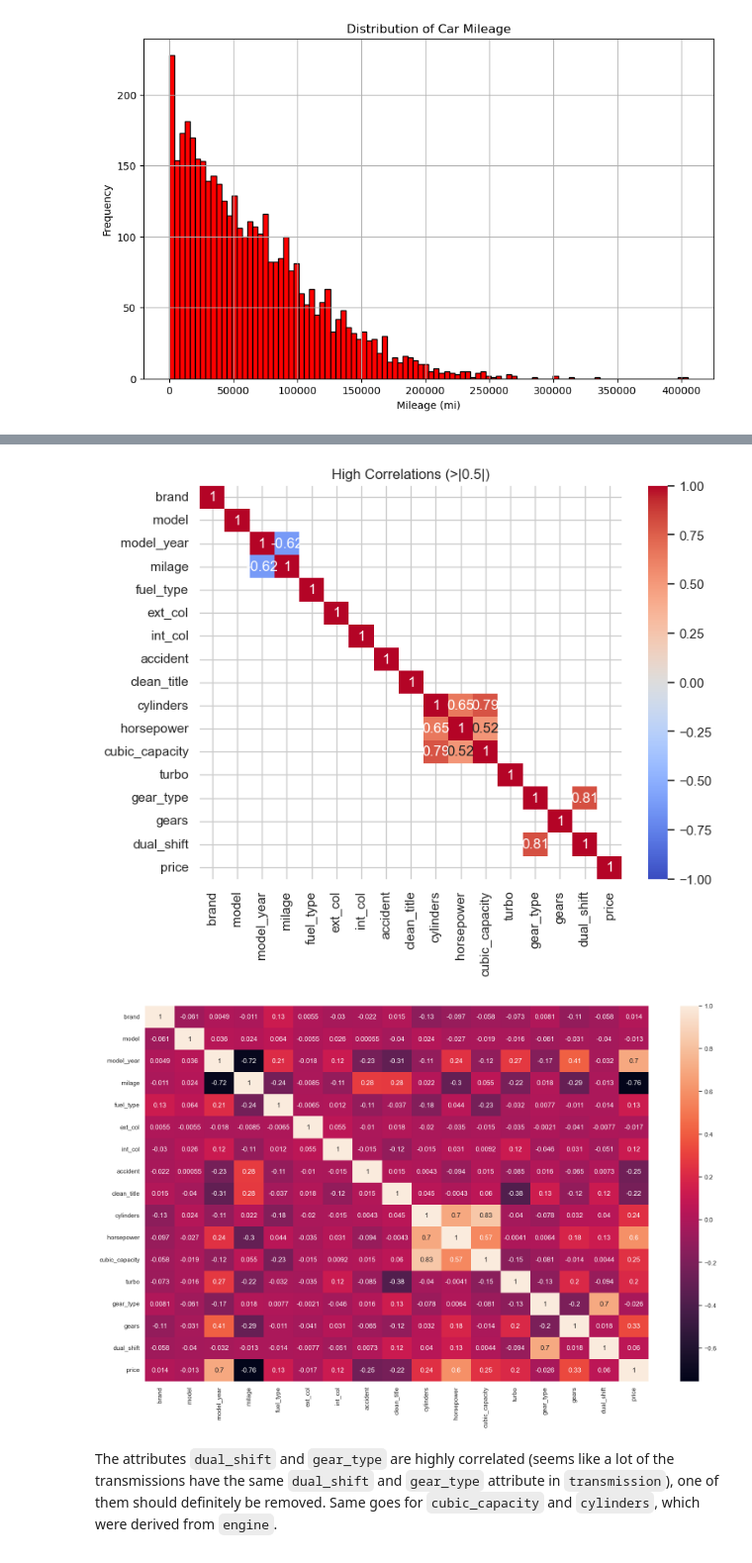
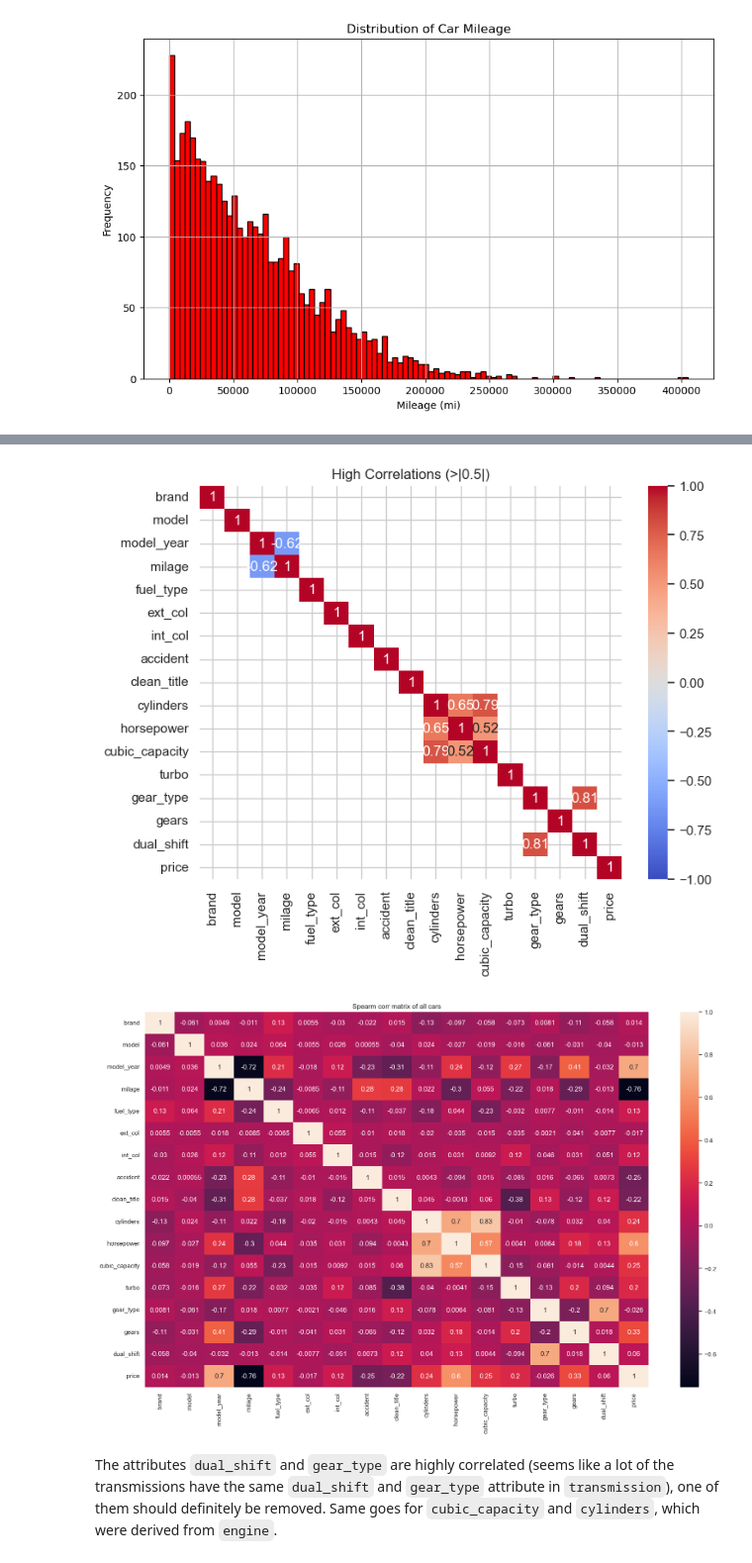
Before and after one commit to Frecherenkel60/RandomForestRangers, a Jupyter notebook: DataMining_RandomForestRangers.ipynb, the cells around one changed output, grey strips where cells are left out. Shown at 99% size. Drawn from its saved outputs; the diff is of its cells as text; code cells hidden in the pictures.

```diff
--- a/DataMining_RandomForestRangers.ipynb
+++ b/DataMining_RandomForestRangers.ipynb
@@ -234,7 +234,7 @@ for column in dataset.select_dtypes(include=['object']).columns:
 correlation_matrix = dataset.corr()
 plt.figure(figsize=(12, 10))  # Adjust the width and height
 sns.heatmap(correlation_matrix, annot=True, cmap='coolwarm', fmt='.2f')
-plt.title('Feature Correlation Matrix', fontsize=16)  # Increase title font size
+plt.title('Feature Correlation Matrix of all cars', fontsize=16)  # Increase title font size
 plt.xticks(fontsize=12, rotation=45)  # Adjust tick font size and rotate labels
 plt.yticks(fontsize=12)
 plt.tight_layout()  # Ensure everything fits
@@ -259,6 +259,6 @@ plt.show()
 corr = dataset.corr(method = 'spearman')
 plt.figure(figsize=(20, 12))
 sns.heatmap(corr, annot = True)
-
+plt.title("Spearm corr matrix of all cars")
 plt.show()
 # %% [output]
@@ -266,5 +266,5 @@ plt.show()
 [figure]
-[figure, old version]
+[figure, new version]
 # %% [markdown]
 The attributes `dual_shift` and `gear_type` are highly correlated (seems like a lot of the transmissions have the same `dual_shift` and `gear_type` attribute in `transmission`), one of them should definitely be removed. Same goes for `cubic_capacity` and `cylinders`, which were derived from `engine`.
 # %% [markdown]
```
Also changed, not shown: parts of 4 cells of this notebook.
